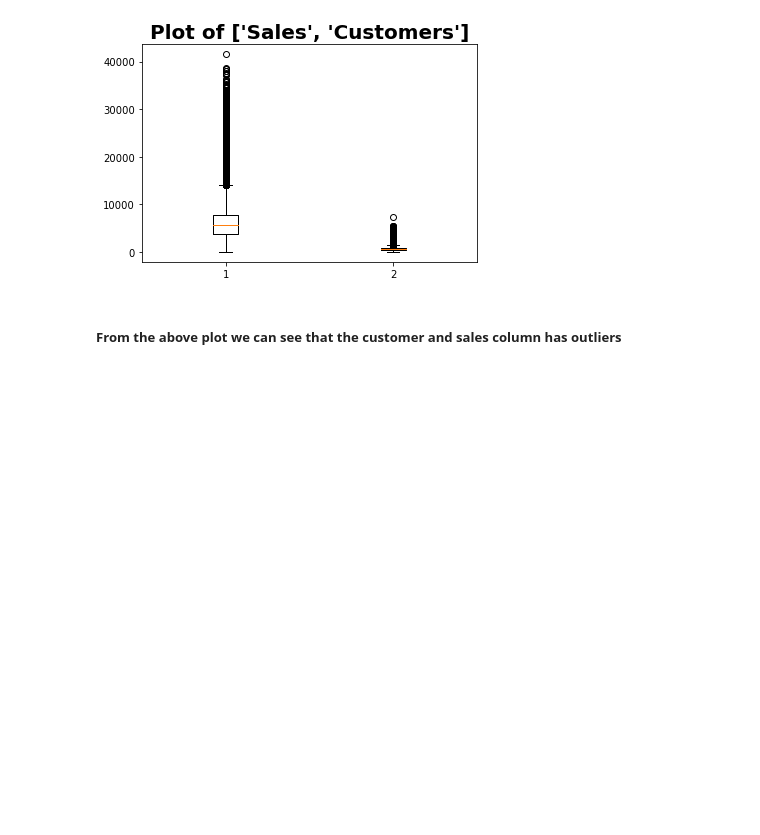
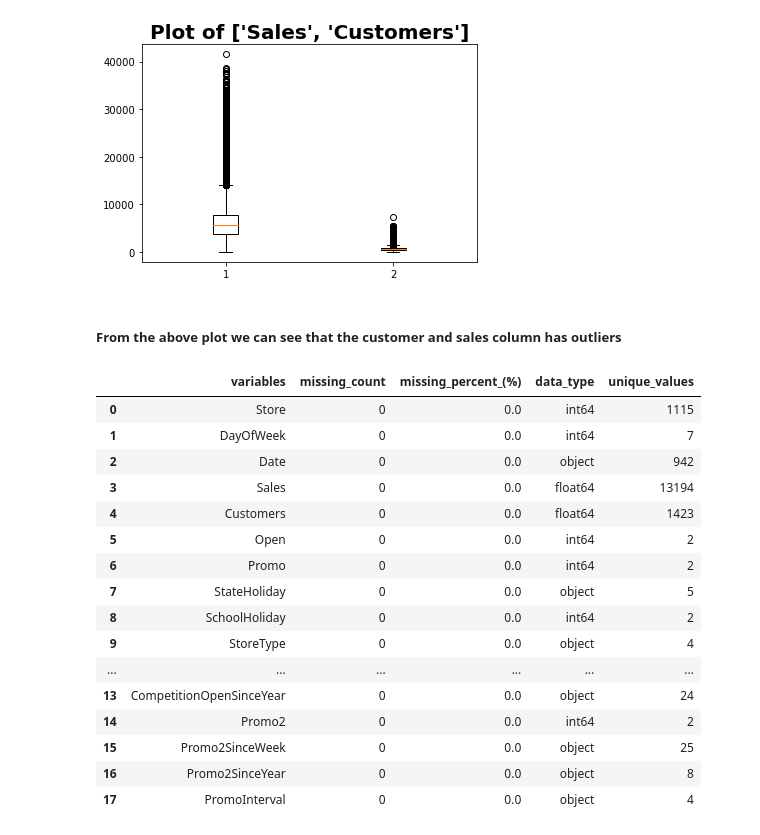
Before and after one commit to Micky373/Sales_forcasting, a Jupyter notebook: notebooks/data_cleaning.ipynb, the cells around one changed output. Drawn from its saved outputs; the diff is of its cells as text; code cells hidden in the pictures; blank space fills up the shorter version.

```diff
--- a/notebooks/data_cleaning.ipynb
+++ b/notebooks/data_cleaning.ipynb
@@ -169,0 +185,22 @@ DV.plot_box2(train_store,['Sales','Customers'])
+# %%
+# Ensuring again if there is no missing value
+
+DV.summ_columns(train_store_clean)
+# %% [output]
+|  | variables | missing_count | missing_percent_(%) | data_type | unique_values |
+| 0 | Store | 0 | 0.0 | int64 | 1115 |
+| 1 | DayOfWeek | 0 | 0.0 | int64 | 7 |
+| 2 | Date | 0 | 0.0 | object | 942 |
+| 3 | Sales | 0 | 0.0 | float64 | 13194 |
+| 4 | Customers | 0 | 0.0 | float64 | 1423 |
+| 5 | Open | 0 | 0.0 | int64 | 2 |
+| 6 | Promo | 0 | 0.0 | int64 | 2 |
+| 7 | StateHoliday | 0 | 0.0 | object | 5 |
+| 8 | SchoolHoliday | 0 | 0.0 | int64 | 2 |
+| 9 | StoreType | 0 | 0.0 | object | 4 |
+| ... | ... | ... | ... | ... | ... |
+| 13 | CompetitionOpenSinceYear | 0 | 0.0 | object | 24 |
+| 14 | Promo2 | 0 | 0.0 | int64 | 2 |
+| 15 | Promo2SinceWeek | 0 | 0.0 | object | 25 |
+| 16 | Promo2SinceYear | 0 | 0.0 | object | 8 |
+| 17 | PromoInterval | 0 | 0.0 | object | 4 |
```
Also changed, not shown: parts of 7 cells of this notebook, 1 other file.
